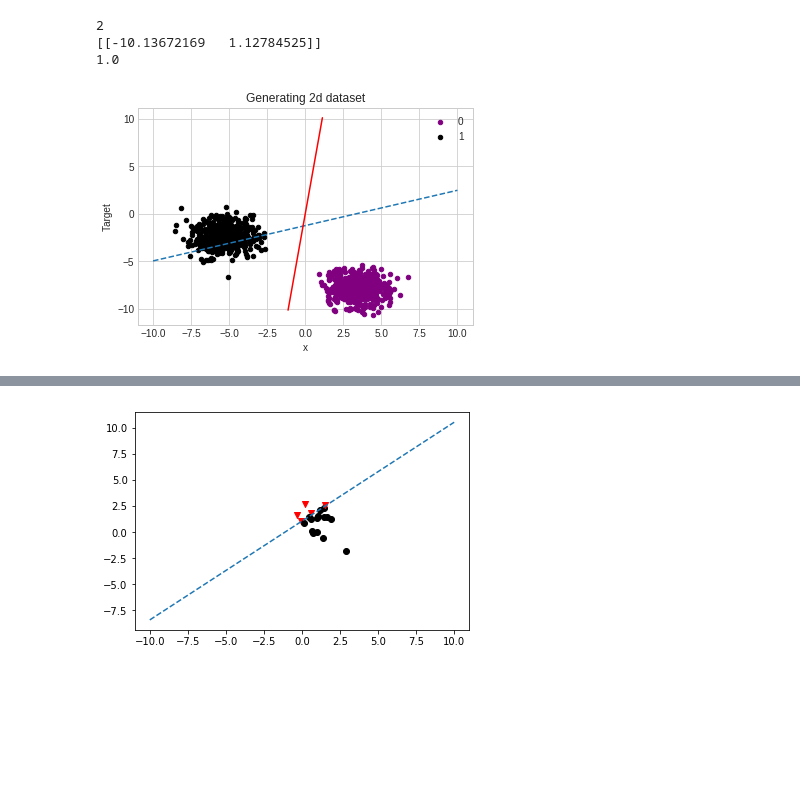
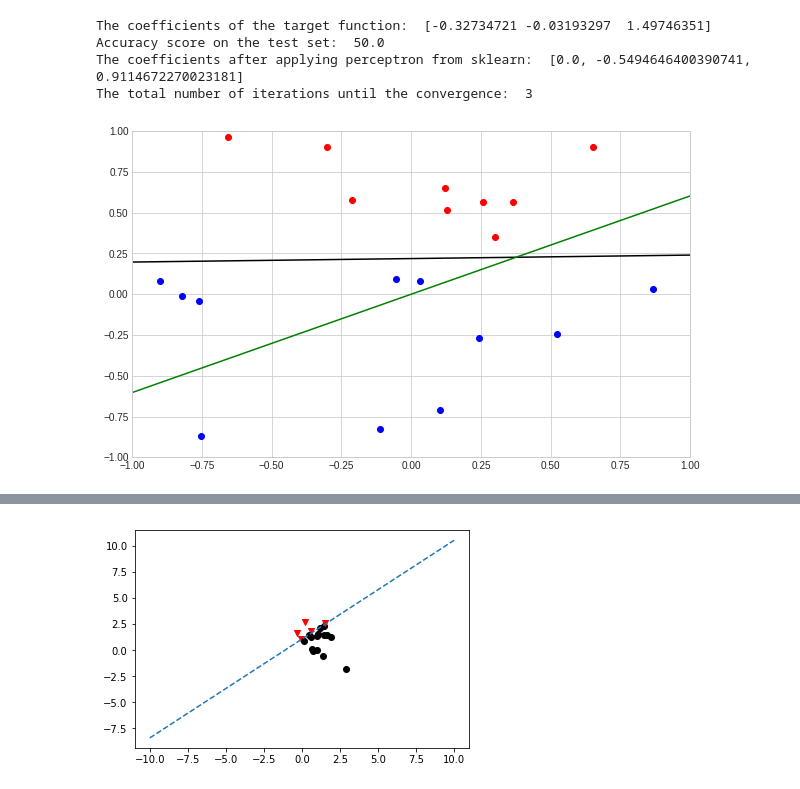
Before and after one commit to moomen91/ML, a Jupyter notebook: 1st_Assignment.ipynb, the cells around one changed output, grey strips where cells are left out. Cells and saved outputs as stored; diff of their text form; code cells hidden in the pictures; blank space fills up the shorter version.

```diff
--- a/1st_Assignment.ipynb
+++ b/1st_Assignment.ipynb
@@ -158,58 +90,9 @@ plt.show()
-# %%
-# Apply the perceptron learning algorithm
-# Strategy: I need to apply the classifier on the dataset and then I will need the same data drawing
-# from above and then I need to plot the line of perceptron which I can get from the git code. Try
-# to find a way to plot both lines together based on the points in the pdf.
-# Finally we continue with what he said but we will probably need plots everywhere
-
-# Generate 2d classification dataset using make_blobs which make make the data linearly seperable
-X, y = make_blobs(n_samples=1000, centers=2, n_features=2)
-X2, y2 = make_blobs(n_samples=1000, centers=2,n_features=2)
-
-# scatter plot, dots colored by class value
-# here the label is the vector of target
-
-df =pd.DataFrame(dict(x=X[:,0], y=X[:,1], label=y))
-colors = {0:'purple', 1:'black'}
-fig, ax = plt.subplots()
-
-
-x_values = np.linspace(-10, 10, 256)
-weights = np.random.randn(2,1)
-# This is an equation to plot a line
-y_values = ((- weights[0] * x_values) - 1) / weights[1]
-# first we plot the random line and then we plot the perceptron decision boundary
-
-plt.plot(x_values, y_values, "--")
-
-
-grouped = df.groupby('label')
-
-# group here is the list of xs and ys that belong to a specific key
-# visualizing the data points
-
-for key, group in grouped:
-    group.plot(ax=ax, kind='scatter', x='x', y='y', label=key, color=colors[key])
-#plt.xticks([i for i in range(-10,10)])
-#plt.yticks([i for i in range(-10,10)])
-plt.ylabel('Target')
-plt.title('Generating 2d dataset')
-
-X_train, X_test, Y_train, Y_test = train_test_split(X,y, test_size=0.4)
-
-clf = Perceptron(tol=0.001,max_iter=100)
-clf.fit(X_train, Y_train)
-y_pred = clf.predict(X_test)
-print(clf.n_iter_)
-weights2 = clf.coef_
-print(weights2)
-ww1 = [weights2[0][1], -weights2[0][0]]
-ww2 = [-weights2[0][1], weights2[0][0]]
-print(np.mean(y_pred == Y_test))
-plt.plot([ww1[0], ww2[0]], [ww1[1], ww2[1]],color='r',)
-plt.show()
-# %% [output]
-2
-[[-10.13672169   1.12784525]]
-1.0
-[figure, removed]
+# %%
+p1 = perceptron(n=20, max_iteration=1000, stop=0.0001)
+p1.main()
+# %% [output]
+The coefficients of the target function:  [-0.32734721 -0.03193297  1.49746351]
+Accuracy score on the test set:  50.0
+The coefficients after applying perceptron from sklearn:  [0.0, -0.5494646400390741, 0.9114672270023181]
+The total number of iterations until the convergence:  3
+[figure, added]
```
Also changed, not shown: parts of 19 cells of this notebook, 1 other file.
